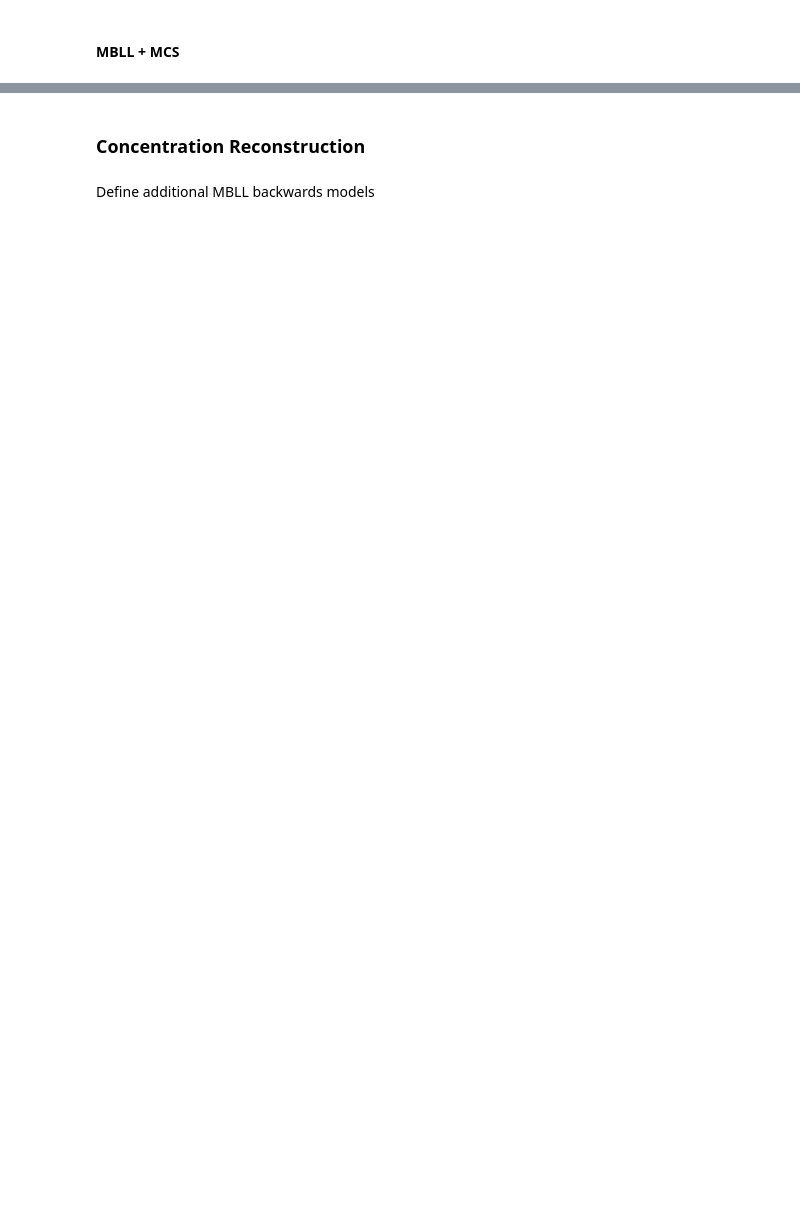
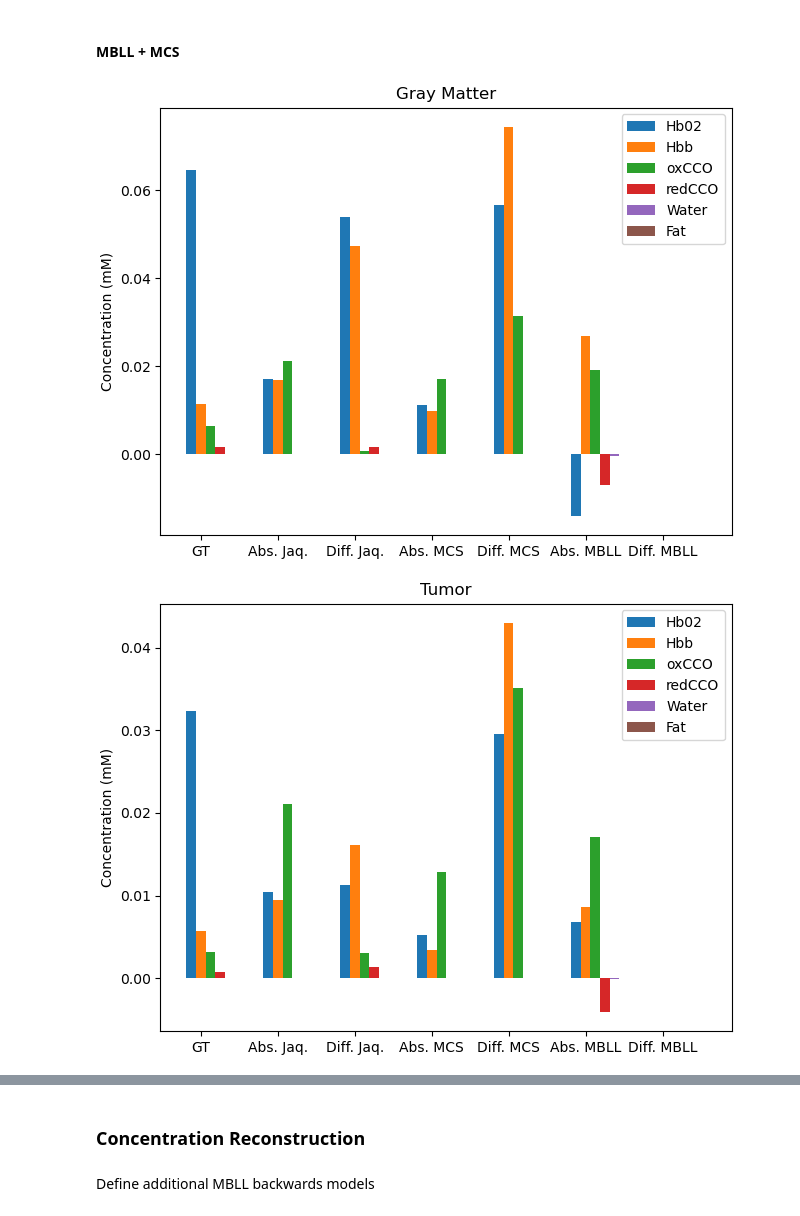
Before and after one commit to leonngl/hyperspectral-fit-idp, a Jupyter notebook: notebooks/evaluation_helicoid.ipynb, the cells around one changed output, grey strips where cells are left out. Cells and saved outputs as stored; diff of their text form; code cells hidden in the pictures; blank space fills up the shorter version.

```diff
--- a/notebooks/evaluation_helicoid.ipynb
+++ b/notebooks/evaluation_helicoid.ipynb
@@ -182,7 +206,7 @@ res, errors = concentr_fit_nonlinear_multiple_tissues_concurrent(
     init_vals=concentrations_to_blood_fraction(
         np.concatenate(data_loader.DataLoader.tissue_parameters["gray matter"][:2])
     ),
-    num_processes=6,
+    num_processes=20,
     progress_bar=True
 )
 
@@ -210,7 +287,7 @@ res, errors = concentr_fit_nonlinear_multiple_tissues_concurrent(
     init_vals=concentrations_to_blood_fraction(
         np.concatenate(data_loader.DataLoader.tissue_parameters["gray matter"][:2])
     ),
-    num_processes=6,
+    num_processes=20,
     progress_bar=True
 )
 
@@ -233,7 +363,7 @@ res, errors = concentr_fit_nonlinear_multiple_tissues_concurrent(
     init_vals=concentrations_to_blood_fraction(
         np.concatenate(data_loader.DataLoader.tissue_parameters["gray matter"][:2])
     ),
-    num_processes=6,
+    num_processes=30,
     progress_bar=True
 )
 
@@ -242,14 +390,14 @@ concentrations_absolute_diff[2, :, :] = blood_fraction_to_concentrations(res[:6,
 Optimize using difference spectrum
 # %%
 res, errors = concentr_fit_nonlinear_multiple_tissues_concurrent(
-    delta_A_gt_img[::mcs_sparsity, labeled_foreground_mask],
+    A_gt_img[::mcs_sparsity, labeled_foreground_mask],
     loader.label_map[labeled_foreground_mask], # only contains 0, 1, 2, 3 (unlabeled, normal, tumor, blood)
     loader.wavelengths[::mcs_sparsity],
     mu_a_matrix[::mcs_sparsity, :],
-    A_jacques_blood_fraction,
-    jacobian=A_jacques_blood_fraction,
+    A_mcs.A_blood_fraction,
+    jacobian=A_mcs.jacobian_blood_fraction,
+    variables_bool_arr=([True] * 8),
     ref_vals=hyperparams["020-01", "NLLS + MCS"][1],
-    variables_bool_arr=([True] * 8),
     left_bounds = np.array([0] * 8),
     right_bounds = np.array([1, 1, 0.05, 0.05, 1, 1, 100, 7]),
     update_init=True,
@@ -257,7 +405,8 @@ res, errors = concentr_fit_nonlinear_multiple_tissues_concurrent(
     init_vals=concentrations_to_blood_fraction(
         np.concatenate(data_loader.DataLoader.tissue_parameters["gray matter"][:2])
     ),
-    num_processes=6
+    num_processes=30,
+    progress_bar=True
 )
 
 concentrations_absolute_diff[3, :, :] = blood_fraction_to_concentrations(res[:6, :])
@@ -298,4 +465,7 @@ for tissue_idx, tissue in enumerate(tissue_types_short, start=1):
     concentrations_absolute_diff_average[tissue_idx-1, 0, :] = data_loader.DataLoader.tissue_parameters[tissue][0]
     concentrations_absolute_diff_average[tissue_idx-1, 1:, :] = np.average(concentrations_absolute_diff[:, :, (loader.label_map[labeled_foreground_mask] == tissue_idx)], axis=-1)
 # %%
-plot_concentrations_bar(concentrations_absolute_diff_average, ["Gray Matter", "Tumor", "Blood Vessel"], ["GT", "Abs. Jaq.", "Diff. Jaq.", "Abs. MBLL", "Abs. MCS", "Abs. MBLL", "Diff. MBLL"], ["Hb02", "Hbb", "oxCCO", "redCCO", "Water", "Fat"])
+plot_concentrations_bar(concentrations_absolute_diff_average, ["Gray Matter", "Tumor", "Blood Vessel"], ["GT", "Abs. Jaq.", "Diff. Jaq.", "Abs. MCS", "Diff. MCS", "Abs. MBLL", "Diff. MBLL"], ["Hb02", "Hbb", "oxCCO", "redCCO", "Water", "Fat"])
+# %% [output]
+[figure, added]
+[figure, added]
```
Also changed, not shown: parts of 26 cells of this notebook.
